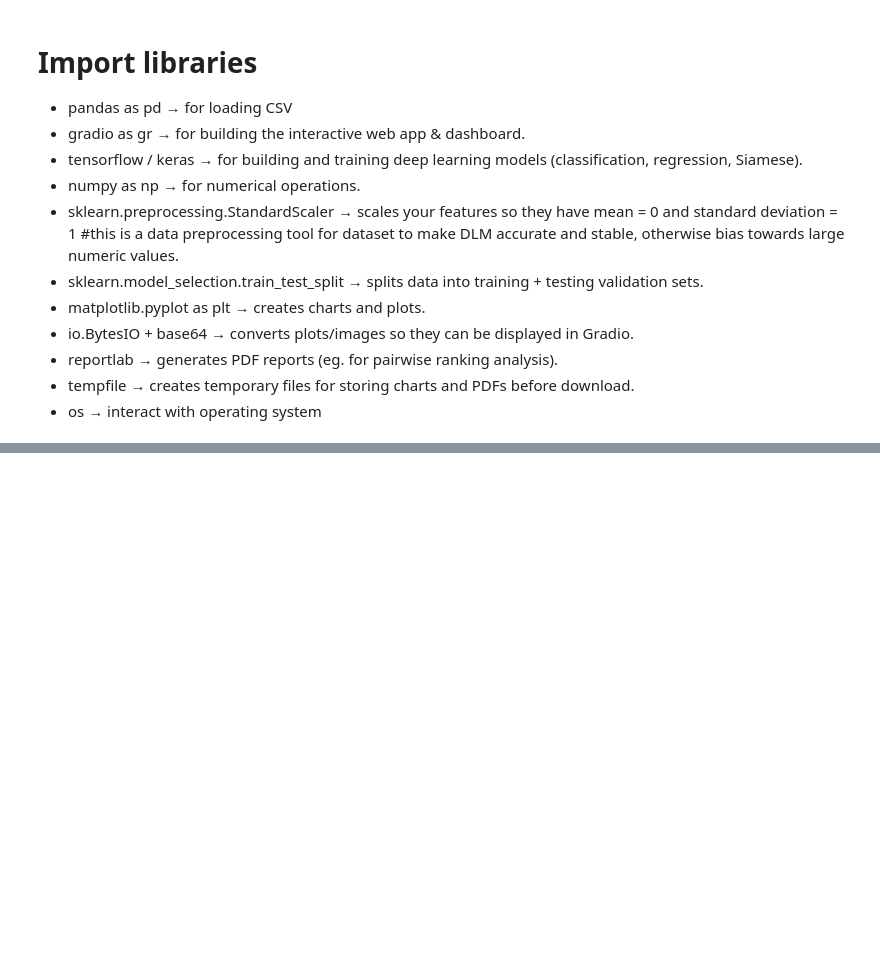
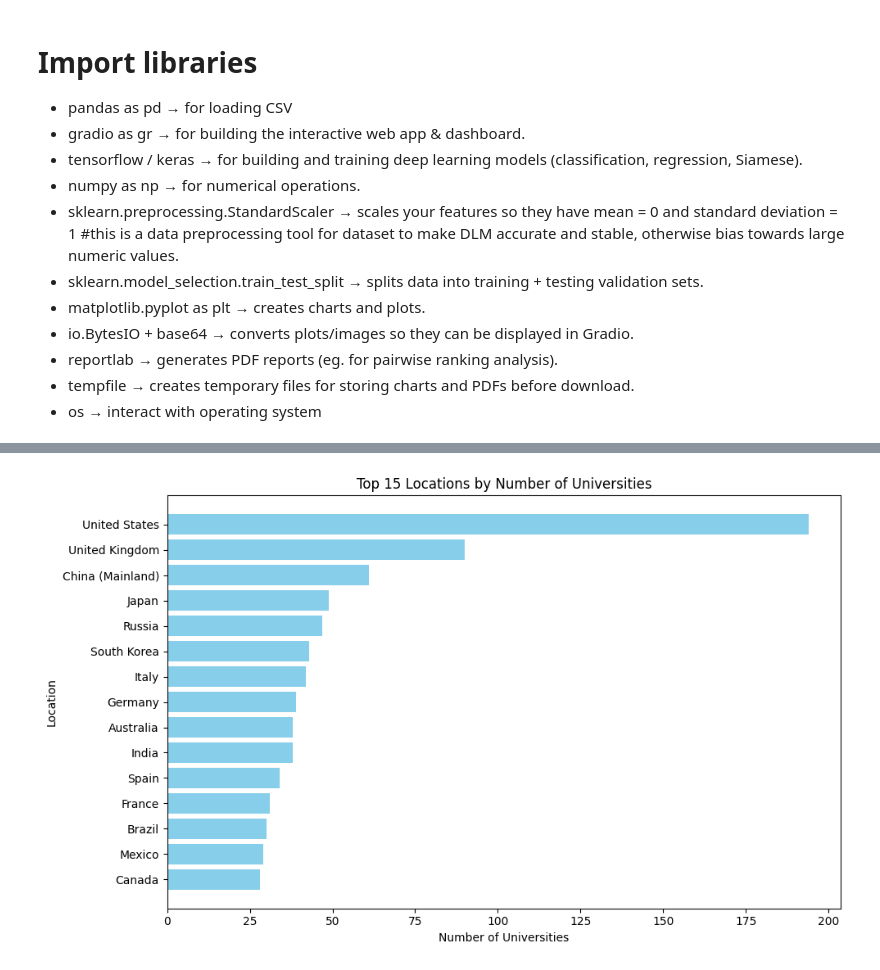
Before and after one commit to LoopMint/angelatancapstone-app, a Jupyter notebook: CP_Read_CSV.ipynb, the cells around one changed output, grey strips where cells are left out. Cells and saved outputs as stored; diff of their text form; code cells hidden in the pictures; blank space fills up the shorter version.

```diff
--- a/CP_Read_CSV.ipynb
+++ b/CP_Read_CSV.ipynb
@@ -74,11 +100,10 @@ import base64
 from reportlab.lib.pagesizes import letter
 from reportlab.pdfgen import canvas
 import os
-import tempfile
 import gradio as gr
 
-# Load and prepare dataset (drop past year records) to focus on current year
-file_path = 'QSRanking (1).csv'
+# Load and clean data
+file_path = 'QSRanking.csv'  # replace with your actual path
 df = pd.read_csv(file_path, encoding='latin1')
 if 'RANK_2024' in df.columns:
     df = df.drop(columns=['RANK_2024'])
@@ -93,13 +118,43 @@ X = df[feature_cols].values
 y_class = df['Top100'].values
 y_reg = df['RANK_2025'].values
 
+# Show table data
+df.head()
+
+# Summary statistics
+print(f"📊 Total records: {df.shape[0]} universities")
+
+# Top 15 Locations
+if 'Location' in df.columns:
+    loc_counts = df['Location'].value_counts().nlargest(15)
+    plt.figure(figsize=(10, 6))
+    plt.barh(loc_counts.index[::-1], loc_counts.values[::-1], color='skyblue')
+    plt.title("Top 15 Locations by Number of Universities")
+    plt.xlabel("Number of Universities")
+    plt.ylabel("Location")
+    plt.tight_layout()
+    plt.show()
+
+# Universities by Region
+if 'Region' in df.columns:
+    reg_counts = df['Region'].value_counts()
+    plt.figure(figsize=(10, 6))
+    plt.barh(reg_counts.index[::-1], reg_counts.values[::-1], color='salmon')
+    plt.title("Universities by Region")
+    plt.xlabel("Number of Universities")
+    plt.ylabel("Region")
+    plt.tight_layout()
+    plt.show()
+
+# Preprocess
 scaler = StandardScaler()
 X_scaled = scaler.fit_transform(X)
 
-# 1. Classification model to indicate actual rank as per table
+# Classification Model
 X_train, X_val, y_train_c, y_val_c = train_test_split(X_scaled, y_class, test_size=0.2, random_state=42)
 model_class = tf.keras.Sequential([
-    layers.Dense(64, activation='relu', input_shape=(X.shape[1],)),
+    Input(shape=(X.shape[1],)),
+    layers.Dense(64, activation='relu'),
     layers.Dropout(0.3),
     layers.Dense(32, activation='relu'),
     layers.Dense(1, activation='sigmoid')
@@ -107,10 +162,11 @@ model_class = tf.keras.Sequential([
 model_class.compile(optimizer='adam', loss='binary_crossentropy', metrics=['accuracy'])
 model_class.fit(X_train, y_train_c, epochs=20, validation_data=(X_val, y_val_c), verbose=0)
 
-# 2. Regression model to predict university ranking
+# Regression Model
 X_train_r, X_val_r, y_train_r, y_val_r = train_test_split(X_scaled, y_reg, test_size=0.2, random_state=42)
 model_reg = tf.keras.Sequential([
-    layers.Dense(64, activation='relu', input_shape=(X.shape[1],)),
+    Input(shape=(X.shape[1],)),
+    layers.Dense(64, activation='relu'),
     layers.Dropout(0.3),
     layers.Dense(32, activation='relu'),
     layers.Dense(1)
@@ -118,11 +174,11 @@ model_reg = tf.keras.Sequential([
 model_reg.compile(optimizer='adam', loss='mean_squared_error', metrics=['mae'])
 model_reg.fit(X_train_r, y_train_r, epochs=20, validation_data=(X_val_r, y_val_r), verbose=0)
 
-# 3. Siamese model for comparison with two universities
-
+# Siamese Model
 def build_siamese_model(input_dim):
     base = tf.keras.Sequential([
-        layers.Dense(64, activation='relu', input_shape=(input_dim,)),
+        Input(shape=(input_dim,)),
+        layers.Dense(64, activation='relu'),
         layers.Dense(32, activation='relu')
     ])
     input_a = Input(shape=(input_dim,))
@@ -135,7 +191,6 @@ def build_siamese_model(input_dim):
 
 model_rank = build_siamese_model(X.shape[1])
 model_rank.compile(optimizer='adam', loss='binary_crossentropy', metrics=['accuracy'])
-
 
 def create_pairs(X, y_rank):
     pairs_a, pairs_b, labels = [], [], []
@@ -164,24 +219,22 @@ def predict_university(univ_input, model_type):
         pred_rank = model_reg.predict(X_input)[0][0]
         percentage = (pred_rank / 1402) * 100
         actual = inst['RANK_2025']
-        print(f"The model estimated a lower rank ({pred_rank:.1f}) for a top university ({univ_input}, actual rank {actual}) because it doesn’t see everything QS sees. It only looks at a few scores, so it makes a good guess — but sometimes underestimates elite schools.")
+        print(f"The model estimated a lower rank ({pred_rank:.1f}) for a top university ({univ_input}, actual rank {actual}) because it doesn’t see everything QS sees.")
         return f"🔢 Actual RANK_2025: {actual}", f"📈 Predicted RANK_2025: {pred_rank:.1f} ({percentage:.1f}%)", ""
 
 def compare_universities(univ_a, univ_b):
     u1 = df[df['Institution_Name'].str.lower().str.contains(univ_a.lower())]
     u2 = df[df['Institution_Name'].str.lower().str.contains(univ_b.lower())]
     if u1.empty or u2.empty:
-        return None, "One or both universities not found.", None
+        return "One or both universities not found."
     X1 = scaler.transform(u1.iloc[0][feature_cols].values.reshape(1, -1))
     X2 = scaler.transform(u2.iloc[0][feature_cols].values.reshape(1, -1))
     prob = model_rank.predict([X1, X2])[0][0] * 100
     better = u1.iloc[0]['Institution_Name'] if prob >= 50 else u2.iloc[0]['Institution_Name']
-
     actual_rank_1 = u1.iloc[0]['RANK_2025']
     actual_rank_2 = u2.iloc[0]['RANK_2025']
-    print(f"The model estimated {better} to be better ranked between ({univ_a}, actual rank {actual_rank_1}) and ({univ_b}, actual rank {actual_rank_2}) based on limited features. It may miss some of the deeper reputation factors QS uses.")
-
-    return None, f"Predicted better ranked: {better} (Prob A better: {prob:.1f}%)", None
+    print(f"The model estimated {better} to be better ranked between ({univ_a}, actual rank {actual_rank_1}) and ({univ_b}, actual rank {actual_rank_2}) based on limited features.")
+    return f"Predicted better ranked: {better} (Prob A better: {prob:.1f}%)"
 
 def show_top10():
     top10 = df.nsmallest(10, 'RANK_2025')
@@ -198,10 +251,26 @@ def show_top10():
     img_base64 = base64.b64encode(img_buf.read()).decode('utf-8')
     return f'<img src="embedded-picture"/>'
 
+# Gradio Interface
 with gr.Blocks() as demo:
     gr.Markdown("## 🌟 2025 QS University Ranking AI Dashboard")
     gr.Markdown("Data source: QS World University Rankings 2025")
 
+    # New Tab - Dataset Overview
+    with gr.Tab("📄 Raw Dataset"):
+        gr.Dataframe(value=df, label="University Dataset", interactive=False, wrap=True)
+        dataframe_output = gr.Dataframe(value=df, label="QS Ranking Data")
+        total_records = df.shape[0]
+        total_regions = df['Region'].nunique() if 'Region' in df.columns else "N/A"
+        total_locations = df['Location'].nunique() if 'Location' in df.columns else "N/A"
+        summary = (
+            f"**Total Records:** {total_records} &nbsp;&nbsp;&nbsp;&nbsp;"
+            f"**Total Regions:** {total_regions} &nbsp;&nbsp;&nbsp;&nbsp;"
+            f"**Total Locations:** {total_locations}"
+        )
+        gr.Markdown(summary)
+
+    # Existing Tabs
     with gr.Tab("University Ranking Prediction"):
         univ_input = gr.Textbox(label="Enter university name:")
         model_type = gr.Radio(["Classification", "Regression"], label="Select model type:")
@@ -213,14 +282,15 @@ with gr.Blocks() as demo:
         with gr.Row():
             univ_a = gr.Textbox(label="University A")
             univ_b = gr.Textbox(label="University B")
-        compare_button = gr.Button("Compare and Generate PDF")
+        compare_button = gr.Button("Compare")
         comparison_message = gr.Textbox(label="Comparison Result")
 
     with gr.Tab("Top 10 Universities"):
         top10_image = gr.HTML()
 
+    # Connect buttons
     predict_button.click(predict_university, inputs=[univ_input, model_type], outputs=[prediction_output1, prediction_output2])
-    compare_button.click(compare_universities, inputs=[univ_a, univ_b], outputs=[None, comparison_message, None])
+    compare_button.click(compare_universities, inputs=[univ_a, univ_b], outputs=[comparison_message])
     demo.load(show_top10, outputs=top10_image)
 
 demo.launch(debug=True)
@@ -234,0 +299 @@ This share link expires in 1 week. For free permanent hosting and GPU upgrades,
+[figure, added]
```
Also changed, not shown: parts of 6 cells of this notebook.
